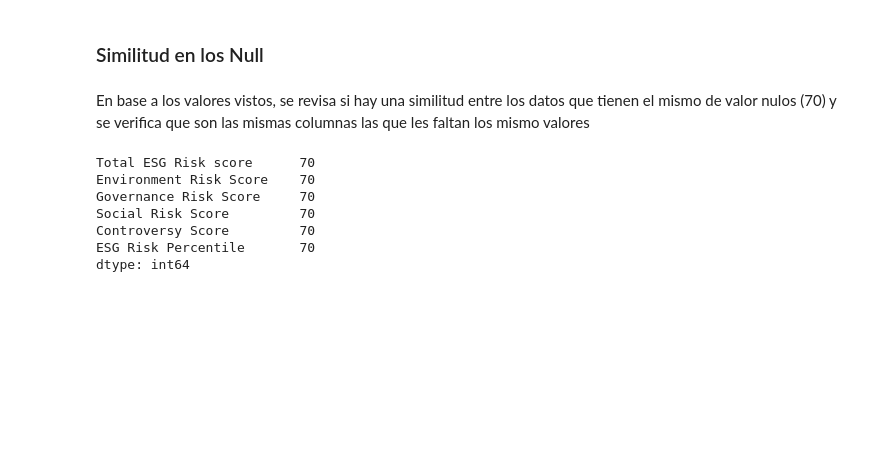
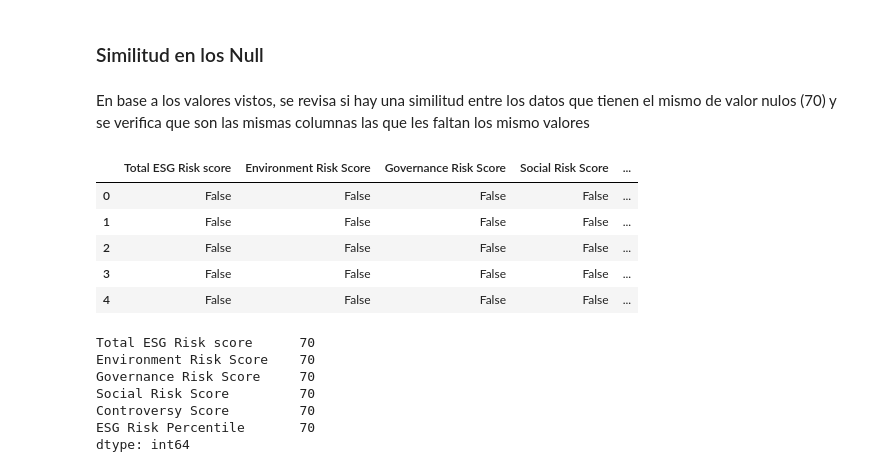
Before and after one commit to avanegasp/mi_proyecto_unicatalu-a, a Jupyter notebook: Módulo4_Practica_individual_ESG.ipynb, the cells around one changed output. Saved outputs shown, nothing was run; the diff lists cells and outputs as text; code cells hidden in the pictures; blank space fills up the shorter version.

```diff
--- a/Módulo4_Practica_individual_ESG.ipynb
+++ b/Módulo4_Practica_individual_ESG.ipynb
@@ -222,9 +222,17 @@ dtype: int64
 # %% [markdown]
 En base a los valores vistos, se revisa si hay una similitud entre los datos que tienen el mismo de valor nulos (70) y se verifica que son las mismas columnas las que les faltan los mismo valores
 # %%
-#Con este código podemos ver los booleanos en la tabla
+#Con este código podemos ver los booleanos en la tabla y confirmar que los datos que faltan
+#son los mismos en todas las columnas por lo tanto se pueden eliminar
 risk[['Total ESG Risk score','Environment Risk Score', 'Governance Risk Score',
-      'Social Risk Score','Controversy Score','ESG Risk Percentile']].isnull()
+      'Social Risk Score','Controversy Score','ESG Risk Percentile']].isnull().head(5)
+# %% [output]
+|  | Total ESG Risk score | Environment Risk Score | Governance Risk Score | Social Risk Score | ... |
+| 0 | False | False | False | False | ... |
+| 1 | False | False | False | False | ... |
+| 2 | False | False | False | False | ... |
+| 3 | False | False | False | False | ... |
+| 4 | False | False | False | False | ... |
 # %%
 # Con este código se sabe cuantos null hay en cada columna
 risk[['Total ESG Risk score','Environment Risk Score', 'Governance Risk Score',
```
